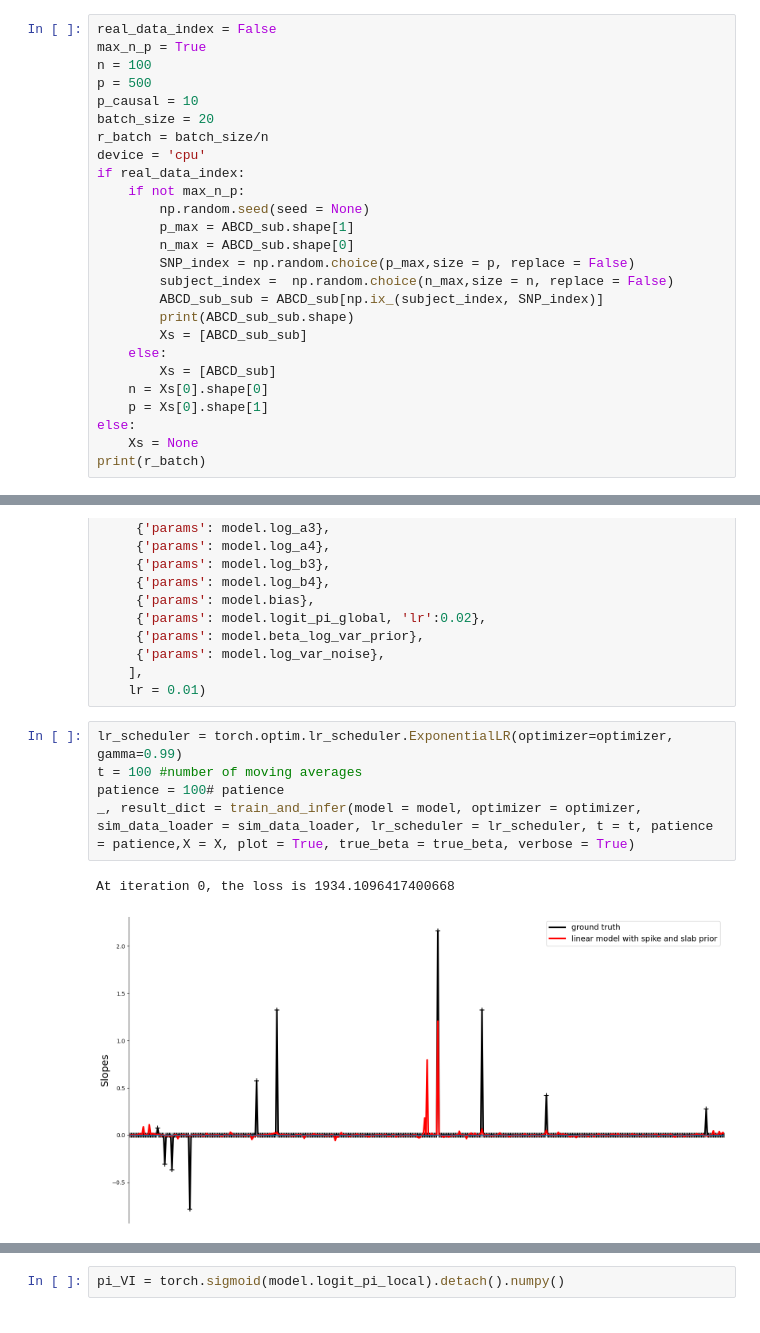
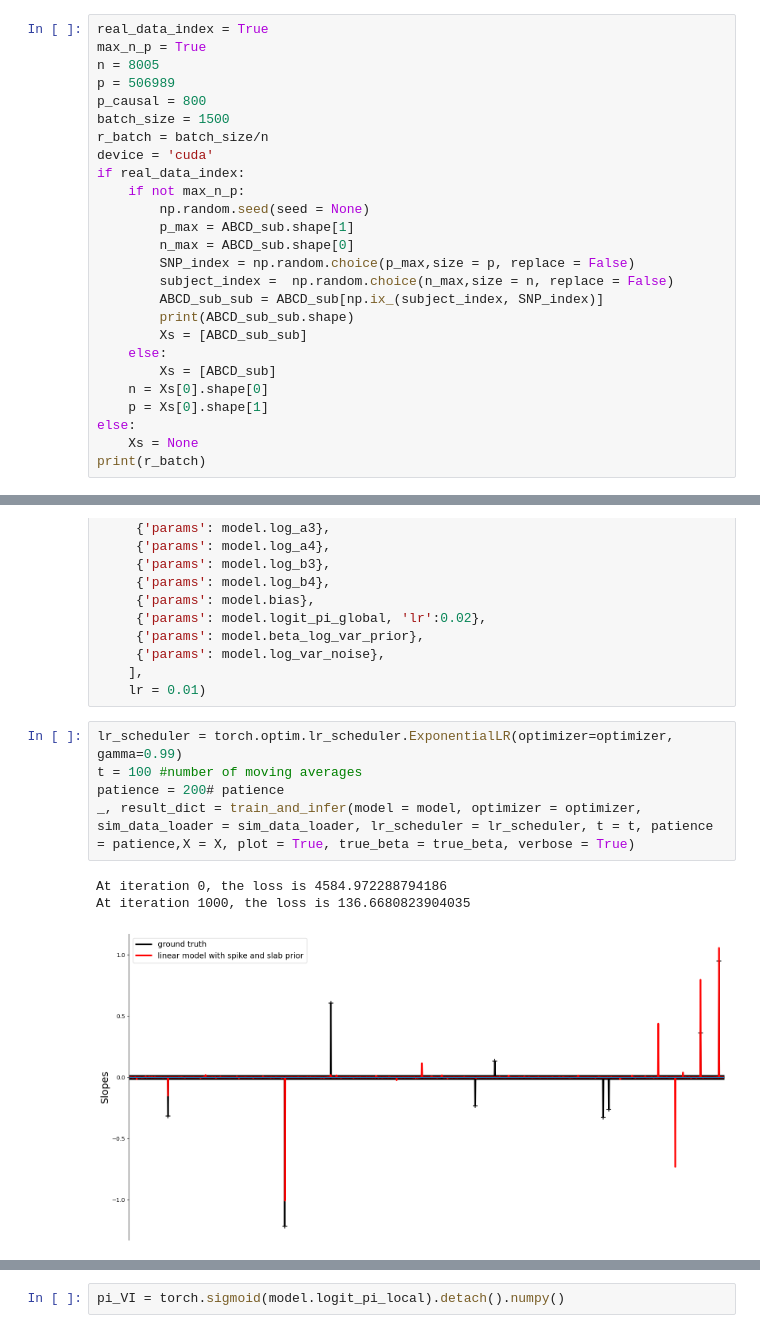
Before and after one commit to junting-ren/ZIV, a Jupyter notebook: notebooks/pytorch_fast_slab_spike.ipynb, the cells around one changed output, grey strips where cells are left out. Saved outputs shown, nothing was run; the diff lists cells and outputs as text.

```diff
--- a/notebooks/pytorch_fast_slab_spike.ipynb
+++ b/notebooks/pytorch_fast_slab_spike.ipynb
@@ -72,14 +72,14 @@ ABCD_sub.shape
 # %% [output]
 (8005, 506989)
 # %%
-real_data_index = False
+real_data_index = True
 max_n_p = True
-n = 100
-p = 500
-p_causal = 10
-batch_size = 20
+n = 8005
+p = 506989
+p_causal = 800
+batch_size = 1500
 r_batch = batch_size/n
-device = 'cpu'
+device = 'cuda'
 if real_data_index:
     if not max_n_p:
         np.random.seed(seed = None)
@@ -142,11 +142,12 @@ optimizer = torch.optim.Adam(
 # %%
 lr_scheduler = torch.optim.lr_scheduler.ExponentialLR(optimizer=optimizer, gamma=0.99)
 t = 100 #number of moving averages
-patience = 100# patience
+patience = 200# patience
 _, result_dict = train_and_infer(model = model, optimizer = optimizer, sim_data_loader = sim_data_loader, lr_scheduler = lr_scheduler, t = t, patience = patience,X = X, plot = True, true_beta = true_beta, verbose = True)
 # %% [output]
-At iteration 0, the loss is 1934.1096417400668
+At iteration 0, the loss is 4584.972288794186
+At iteration 1000, the loss is 136.6680823904035
-[figure, old version]
+[figure, new version]
 # %%
 result_dict
 # %% [output]
```
Also changed, not shown: parts of 16 cells of this notebook, 1 other file.
